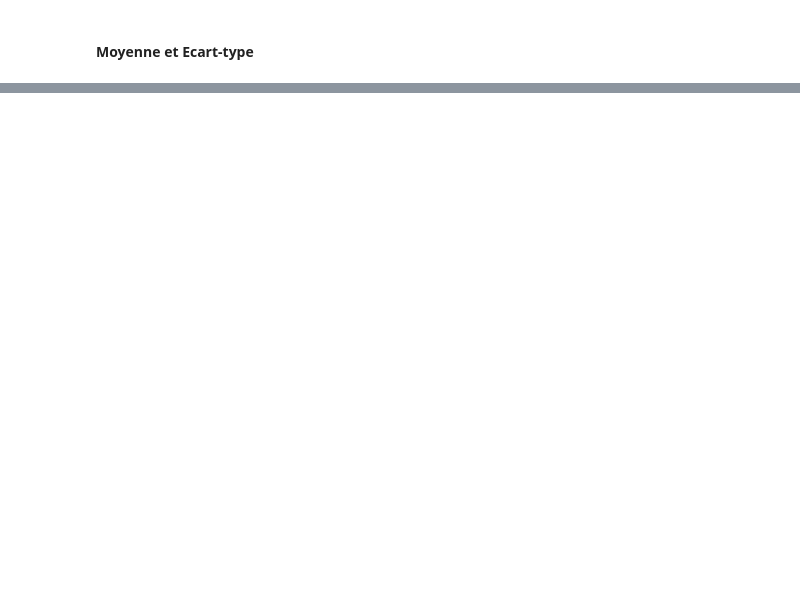
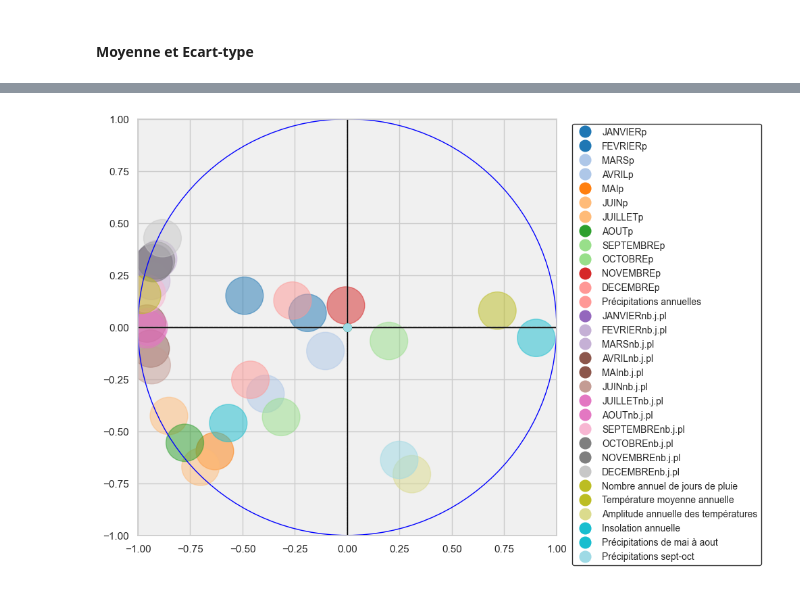
Before and after one commit to salmabenm/ACP_Typologie_Villes, a Jupyter notebook: acp.ipynb, the cells around one changed output, grey strips where cells are left out. Drawn from its saved outputs; the diff is of its cells as text; code cells hidden in the pictures; blank space fills up the shorter version.

Commit message:
Contribution & Qualite

```diff
--- a/acp.ipynb
+++ b/acp.ipynb
@@ -84,0 +823,11 @@ print(np.std(Z, axis=0, ddof=0))
+# %%
+## Contribution des variables aux axes du premier plan
+cos2var=corvar**2
+ctrvar = cos2var
+val_p = (n-1)/n*acp.explained_variance_
+
+for k in range(p):
+    ctrvar[:,k] = ctrvar[:,k]/val_p[k]
+
+#On affiche pour les deux premiers axes
+pandas.DataFrame({'id':data.columns,'CR1':ctrvar[:,0],'CR2':ctrvar[:,1]})
@@ -84,0 +934,8 @@ print(np.std(Z, axis=0, ddof=0))
+# %%
+## Contribution des variables aux axes du deuxième plan
+ctr = coord**2
+
+for j in range(p):
+    ctr[:,j] = ctr[:,j]/(n*val_p[j])
+
+pandas.DataFrame({'id':data.index,'CR1':ctr[:,0],'CR3':ctr[:,2]})
@@ -84,0 +960,41 @@ print(np.std(Z, axis=0, ddof=0))
+# %%
+# Cercle des corrélations
+fig, axes = plt.subplots(figsize=(8, 8))
+axes.set_xlim(-1, 1)
+axes.set_ylim(-1, 1)
+axes.set_facecolor('#f0f0f0')  # Couleur de fond
+
+# Affichage des noms des variables à l'intérieur du cercle avec différentes couleurs
+for j in range(p):
+    # Ajouter un cercle pour mettre en évidence la variable
+    circle = plt.Circle((corvar[j, 0], corvar[j, 2]), radius=0.09, color=plt.cm.tab20(j/p), fill=True, alpha=0.5)
+    axes.add_artist(circle)
+
+
+# Ajouter les axes
+plt.plot([-1, 1], [0, 0], color='silver', linestyle='-', linewidth=1)
+plt.plot([0, 0], [-1, 1], color='silver', linestyle='-', linewidth=1)
+
+# Ajouter un cercle extérieur
+cercle = plt.Circle((0, 0), 1, color='blue', fill=False)
+axes.add_artist(cercle)
+
+# Ajouter des axes avec des flèches
+axes.arrow(0, -1, 0, 2, head_width=0.05, head_length=0.1, fc='gray', ec='gray', linestyle='dashed')
+axes.arrow(-1, 0, 2, 0, head_width=0.05, head_length=0.1, fc='gray', ec='gray', linestyle='dashed')
+
+# Ajouter des lignes d'axe
+axes.axhline(0, color='black', linestyle='-', linewidth=1)
+axes.axvline(0, color='black', linestyle='-', linewidth=1)
+
+# Ajouter une légende pour les variables avec ajustement de la taille
+for j in range(p):
+    plt.plot(0, 0, 'o', color=plt.cm.tab20(j/p), markersize=8, label=data.columns[j])
+
+# Ajouter une légende pour les individus avec ajustement de la taille
+axes.legend(loc='upper right', bbox_to_anchor=(1.5, 1), markerscale=1.5, frameon=True, edgecolor='black', fontsize='small')
+
+# Afficher le graphique
+plt.show()
+# %% [output]
+[figure, added]
```
Also changed, not shown: parts of 71 cells of this notebook.
